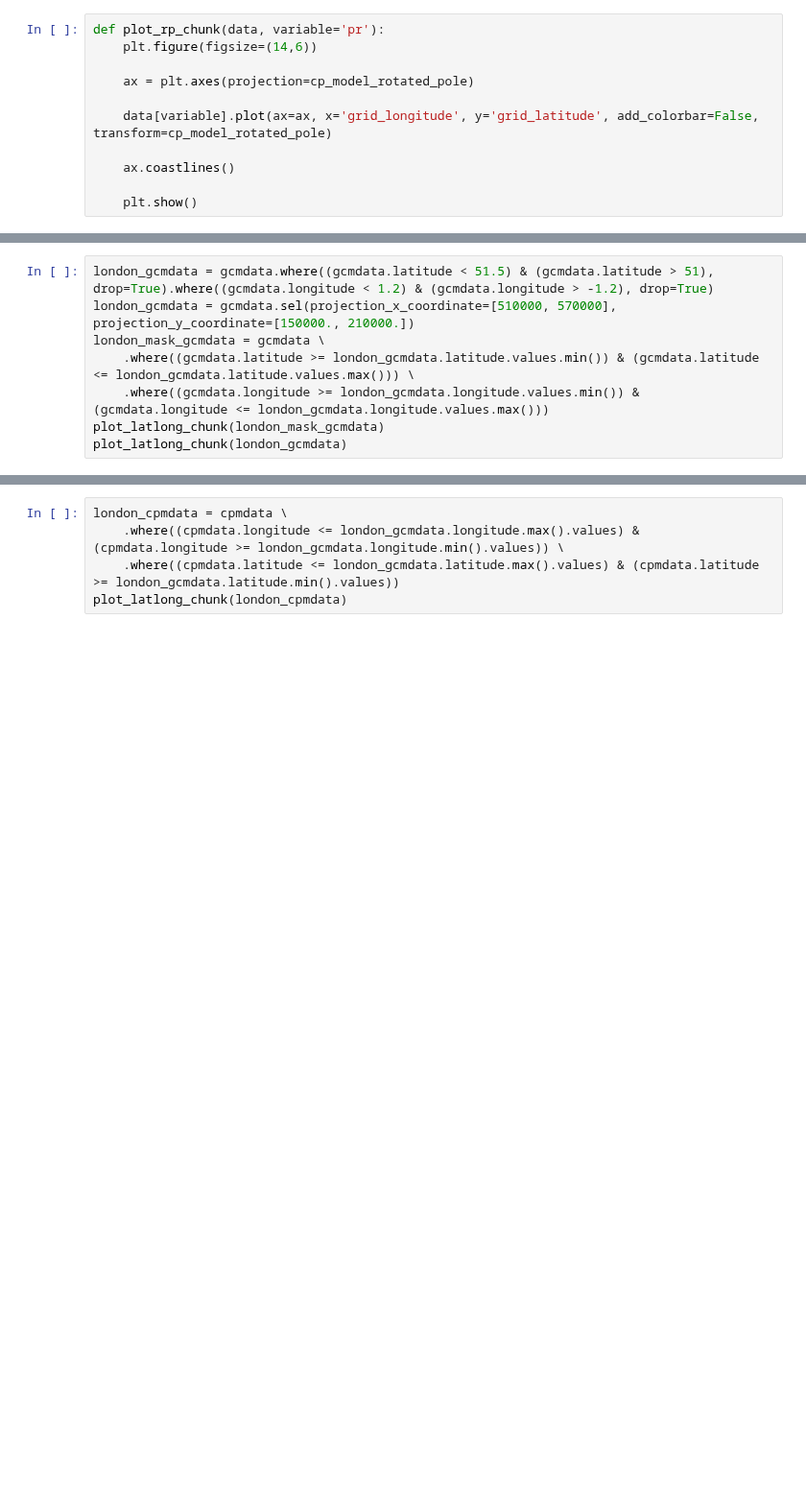
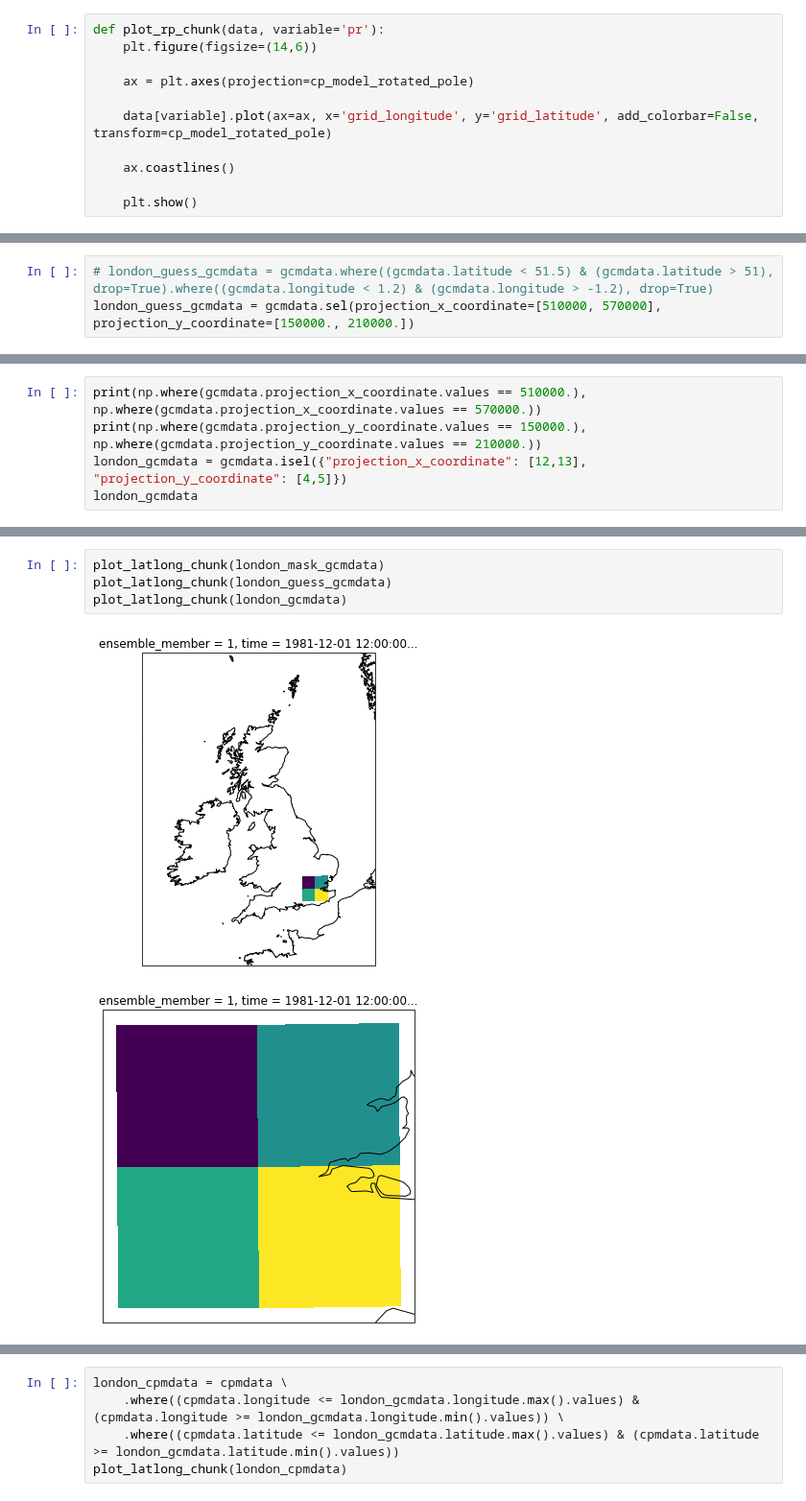
Before and after one commit to henryaddison/ml-downscaling-emulation, a Jupyter notebook: notebooks/learning/test-set-exploration.ipynb, the cells around one changed output, grey strips where cells are left out. Shown at 96% size. Drawn from its saved outputs; the diff is of its cells as text; blank space fills up the shorter version.

```diff
--- a/notebooks/learning/test-set-exploration.ipynb
+++ b/notebooks/learning/test-set-exploration.ipynb
@@ -103,8 +103,3 @@ plot_latlong_chunk(gcmdata)
 # %%
-london_gcmdata = gcmdata.where((gcmdata.latitude < 51.5) & (gcmdata.latitude > 51), drop=True).where((gcmdata.longitude < 1.2) & (gcmdata.longitude > -1.2), drop=True)
-london_gcmdata = gcmdata.sel(projection_x_coordinate=[510000, 570000], projection_y_coordinate=[150000., 210000.])
-london_mask_gcmdata = gcmdata \
-    .where((gcmdata.latitude >= london_gcmdata.latitude.values.min()) & (gcmdata.latitude <= london_gcmdata.latitude.values.max())) \
-    .where((gcmdata.longitude >= london_gcmdata.longitude.values.min()) & (gcmdata.longitude <= london_gcmdata.longitude.values.max()))
-plot_latlong_chunk(london_mask_gcmdata)
-plot_latlong_chunk(london_gcmdata)
+# london_guess_gcmdata = gcmdata.where((gcmdata.latitude < 51.5) & (gcmdata.latitude > 51), drop=True).where((gcmdata.longitude < 1.2) & (gcmdata.longitude > -1.2), drop=True)
+london_guess_gcmdata = gcmdata.sel(projection_x_coordinate=[510000, 570000], projection_y_coordinate=[150000., 210000.])
@@ -113,0 +106,5 @@ plot_latlong_chunk(london_gcmdata)
+# %%
+print(np.where(gcmdata.projection_x_coordinate.values == 510000.), np.where(gcmdata.projection_x_coordinate.values == 570000.))
+print(np.where(gcmdata.projection_y_coordinate.values == 150000.), np.where(gcmdata.projection_y_coordinate.values == 210000.))
+london_gcmdata = gcmdata.isel({"projection_x_coordinate": [12,13], "projection_y_coordinate": [4,5]})
+london_gcmdata
@@ -113,0 +135,7 @@ plot_latlong_chunk(london_gcmdata)
+# %%
+plot_latlong_chunk(london_mask_gcmdata)
+plot_latlong_chunk(london_guess_gcmdata)
+plot_latlong_chunk(london_gcmdata)
+# %% [output]
+[figure, added]
+[figure, added]
```
Also changed, not shown: parts of 7 cells of this notebook, 3 other files.
